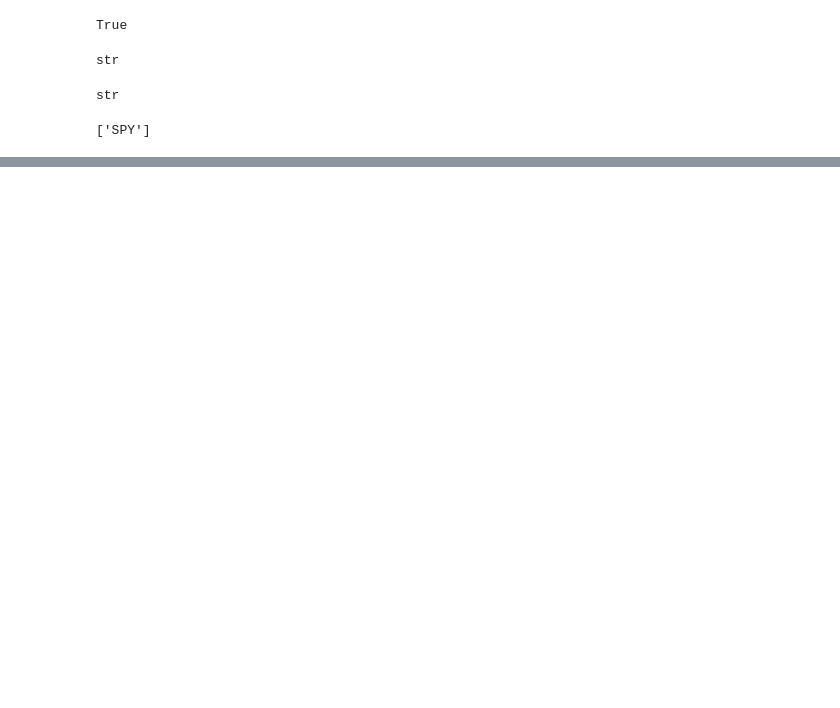
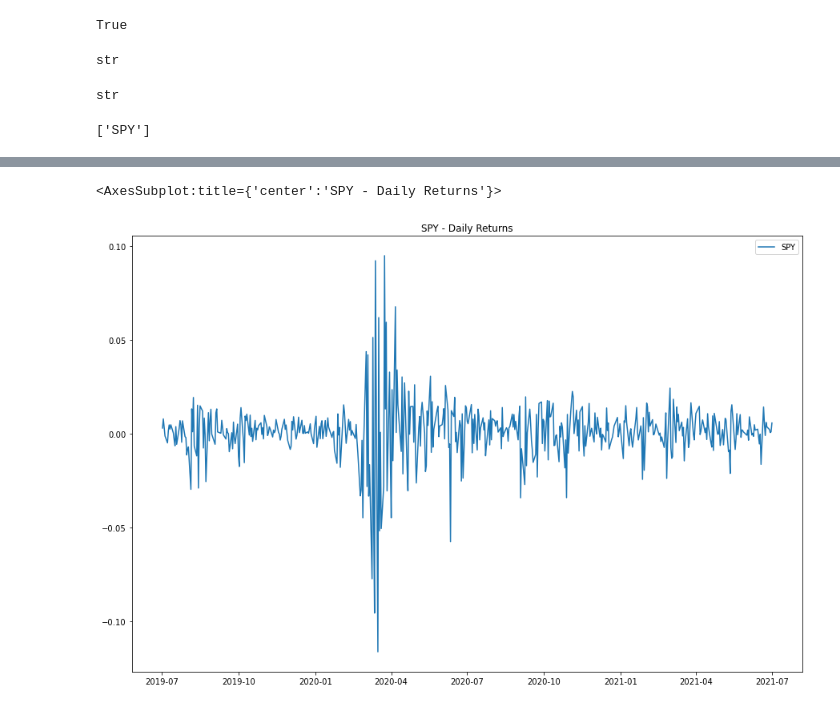
Before and after one commit to jpweldon/Cryptocurrency_Stock_Correlation, a Jupyter notebook: Resources/Market_Data.ipynb, the cells around one changed output, grey strips where cells are left out. Drawn from its saved outputs; the diff is of its cells as text; code cells hidden in the pictures; blank space fills up the shorter version.

Commit message:
added plots of daily and cummulative returns

```diff
--- a/Resources/Market_Data.ipynb
+++ b/Resources/Market_Data.ipynb
@@ -103,0 +149,9 @@ ValueError: Cannot describe a DataFrame without columns
+# %%
+# Plot the SPY daily returns
+spy_daily_returns_df.plot(
+    figsize = (15,10),
+    title = 'SPY - Daily Returns'
+)
+# %% [output]
+<AxesSubplot:title={'center':'SPY - Daily Returns'}>
+[figure, added]
```
Also changed, not shown: parts of 6 cells of this notebook, 5 other files.
